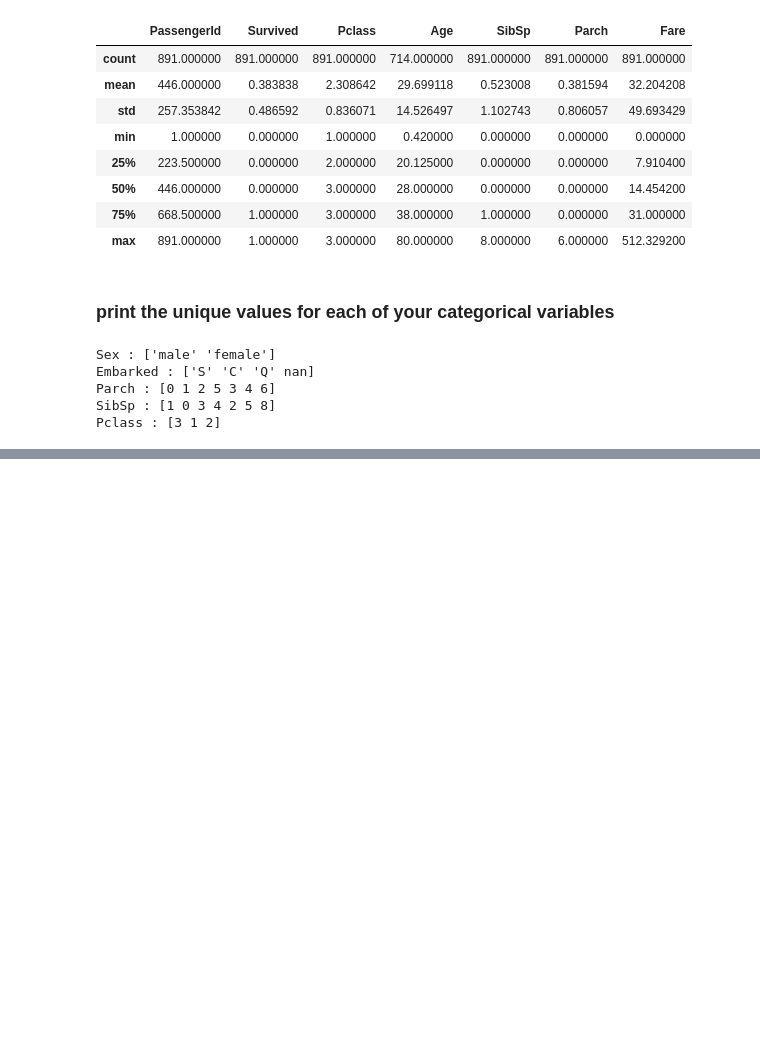
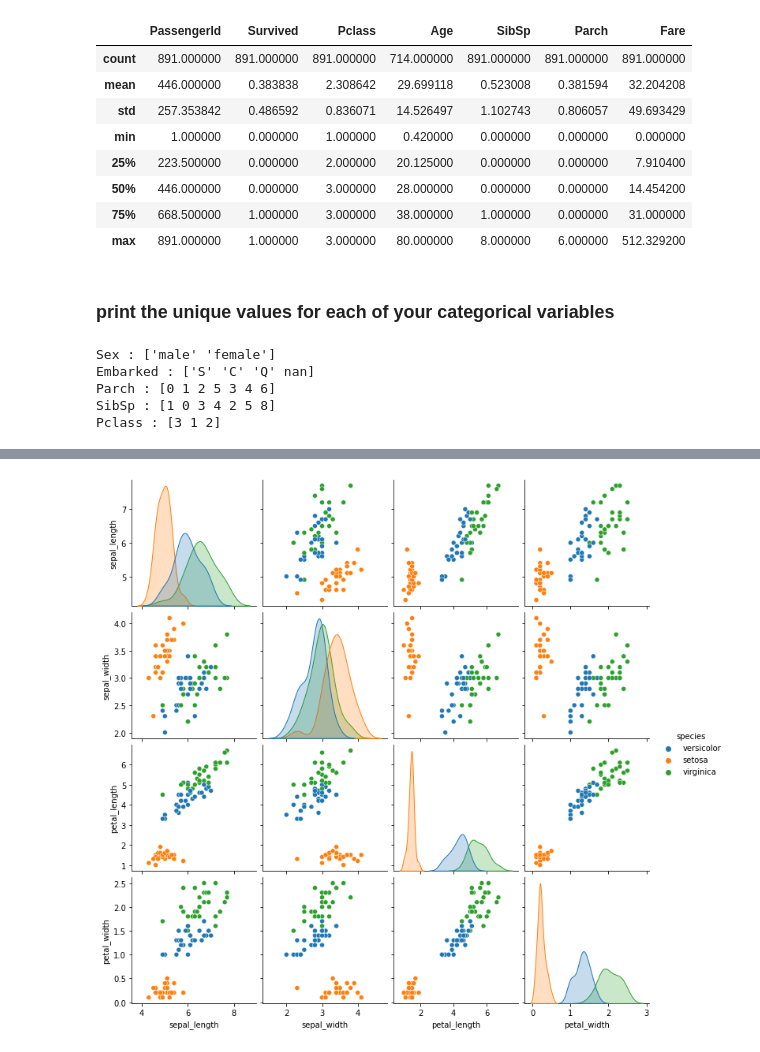
Before and after one commit to JeanetteSchulz/classification-exercises, a Jupyter notebook: classification_exercises.ipynb, the cells around one changed output, grey strips where cells are left out. Saved outputs shown, nothing was run; the diff lists cells and outputs as text; code cells hidden in the pictures; blank space fills up the shorter version.

```diff
--- a/classification_exercises.ipynb
+++ b/classification_exercises.ipynb
@@ -606,0 +887,4 @@ iris_train.head()
+# %%
+sns.pairplot(iris_train, vars = ["sepal_length", "sepal_width", "petal_length", "petal_width"], hue= "species");
+# %% [output]
+[figure, added]
```
Also changed, not shown: parts of 121 cells of this notebook.
